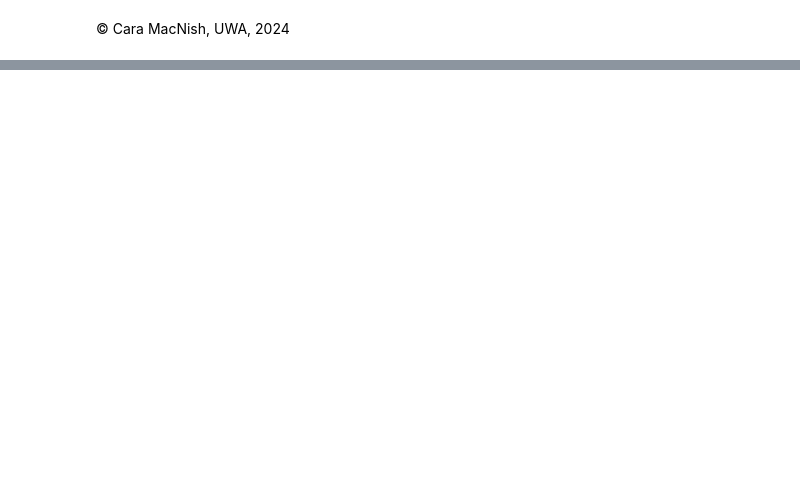
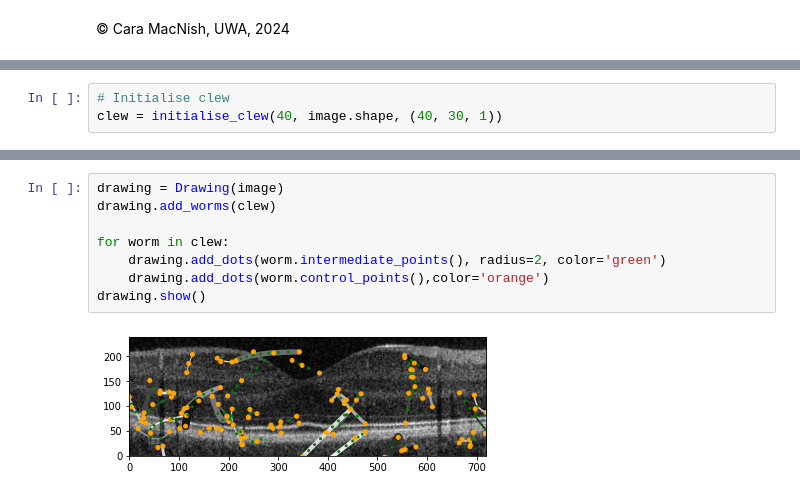
Before and after one commit to Will-H007/Camouflage-Worms, a Jupyter notebook: CamoWorms/CamoWorms.ipynb, the cells around one changed output, grey strips where cells are left out. Saved outputs shown, nothing was run; the diff lists cells and outputs as text; blank space fills up the shorter version.

```diff
--- a/CamoWorms/CamoWorms.ipynb
+++ b/CamoWorms/CamoWorms.ipynb
@@ -177,0 +180,3 @@ drawing.show(save='bezier.png')
+# %%
+# Initialise clew
+clew = initialise_clew(40, image.shape, (40, 30, 1))
@@ -177,0 +238,10 @@ drawing.show(save='bezier.png')
+# %%
+drawing = Drawing(image)
+drawing.add_worms(clew)
+
+for worm in clew:
+    drawing.add_dots(worm.intermediate_points(), radius=2, color='green')
+    drawing.add_dots(worm.control_points(),color='orange')
+drawing.show()
+# %% [output]
+[figure, added]
```
Also changed, not shown: parts of 14 cells of this notebook, 1 other file.
